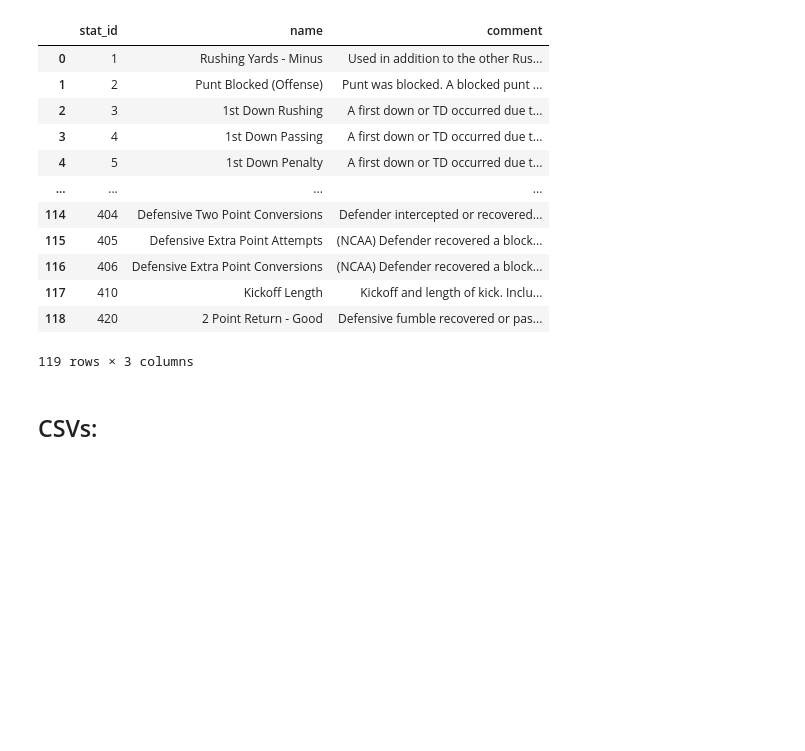
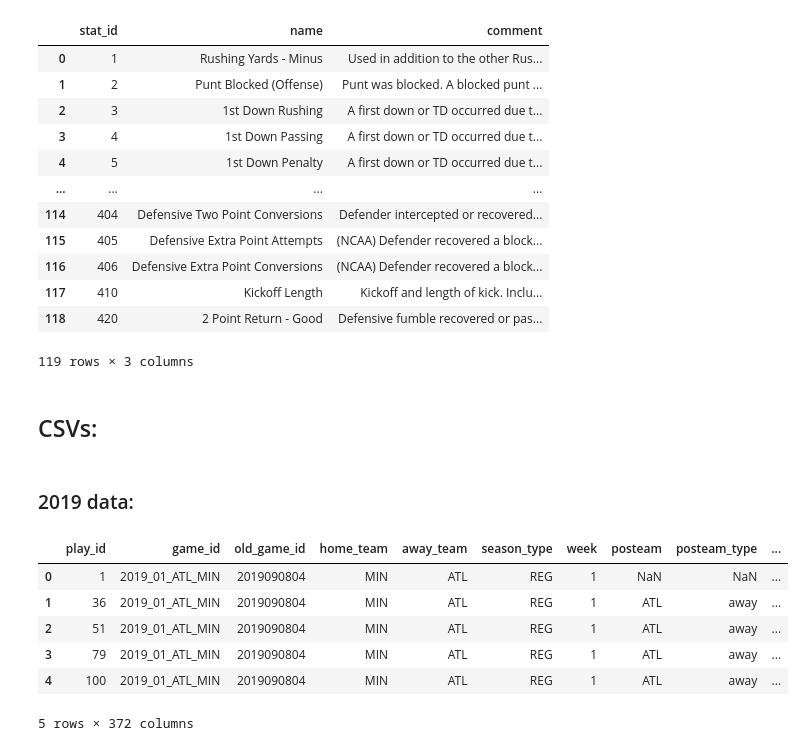
Before and after one commit to ms126/4thdowns, a Jupyter notebook: main.ipynb, the cells around one changed output. Cells and saved outputs as stored; diff of their text form; code cells hidden in the pictures; blank space fills up the shorter version.

```diff
--- a/main.ipynb
+++ b/main.ipynb
@@ -70,3 +78,20 @@ stat_ids
 119 rows × 3 columns
 # %% [markdown]
 ## CSVs:
+# %% [markdown]
+### 2019 data:
+# %%
+# Show all columns and their dtypes
+pd.set_option('display.max_rows', None)  # Show all rows (one per column)
+#print(data2019.dtypes)
+data2019 = pd.read_csv('data/pbp_2019.csv', low_memory=False)
+data2019['season'] = 2019
+data2019.head()
+# %% [output]
+|  | play_id | game_id | old_game_id | home_team | away_team | season_type | week | posteam | posteam_type | ... |
+| 0 | 1 | 2019_01_ATL_MIN | 2019090804 | MIN | ATL | REG | 1 | NaN | NaN | ... |
+| 1 | 36 | 2019_01_ATL_MIN | 2019090804 | MIN | ATL | REG | 1 | ATL | away | ... |
+| 2 | 51 | 2019_01_ATL_MIN | 2019090804 | MIN | ATL | REG | 1 | ATL | away | ... |
+| 3 | 79 | 2019_01_ATL_MIN | 2019090804 | MIN | ATL | REG | 1 | ATL | away | ... |
+| 4 | 100 | 2019_01_ATL_MIN | 2019090804 | MIN | ATL | REG | 1 | ATL | away | ... |
+5 rows × 372 columns
```
Also changed, not shown: parts of 27 cells of this notebook, 2 other files.
